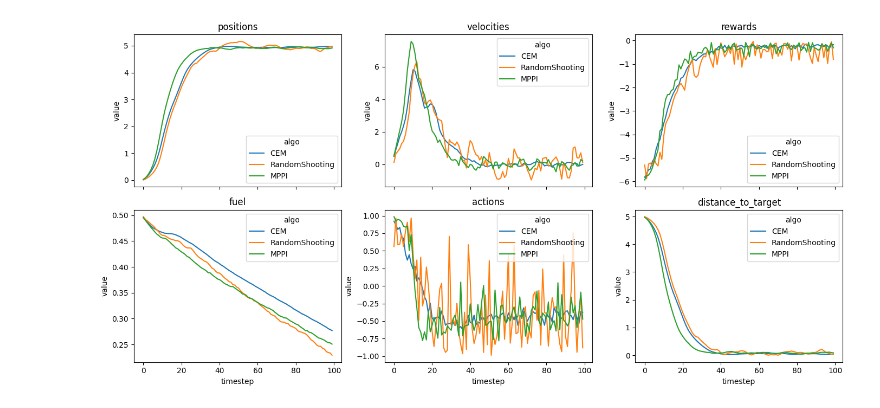
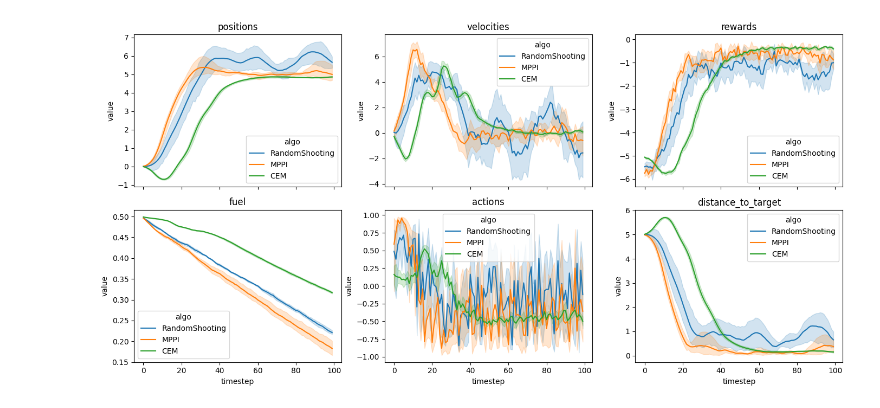
Before and after one commit to gdubbs100/mpc_experiment, a Jupyter notebook: src/analysis.ipynb, the cells around one changed output. Drawn from its saved outputs; the diff is of its cells as text; code cells hidden in the pictures.

Commit message:
create experiment runner

```diff
--- a/src/analysis.ipynb
+++ b/src/analysis.ipynb
@@ -38,0 +6,9 @@ df
+# %%
+import os
+EXPERIMENT_LOCATION = 'logs/test2'
+all_results = pd.DataFrame()
+for folder in os.listdir(EXPERIMENT_LOCATION):
+    tmp = pd.read_csv(f"{EXPERIMENT_LOCATION}/{folder}/results.csv").assign(algo = folder)
+    all_results = pd.concat([tmp, all_results])
+
+all_results
@@ -39,20 +40,20 @@ df
 # %%
-to_plot = df.drop('Unnamed: 0', axis=1).melt(id_vars=['algo', 'timestep'])
+to_plot = all_results.drop('Unnamed: 0', axis=1).melt(id_vars=['algo', 'timestep'])
 
 fig, ax = plt.subplots(2,3, figsize=(14, 7), sharex=True)
 ax = ax.flatten()
 cols_to_plot =['positions', 'velocities', 'rewards', 'fuel', 'actions', 'distance_to_target']
 for i, col in enumerate(cols_to_plot):
     sns.lineplot(
         data=to_plot.query('variable == @col'),
         x = 'timestep',
         y = 'value',
         hue='algo',
         ax=ax[i]
     )
     ax[i].set_title(col)
 plt.tight_layout()
 plt.show();
 # %% [output]
-[figure, old version]
+[figure, new version]
 # %%
```
Also changed, not shown: parts of 7 cells of this notebook, 3 other files.
